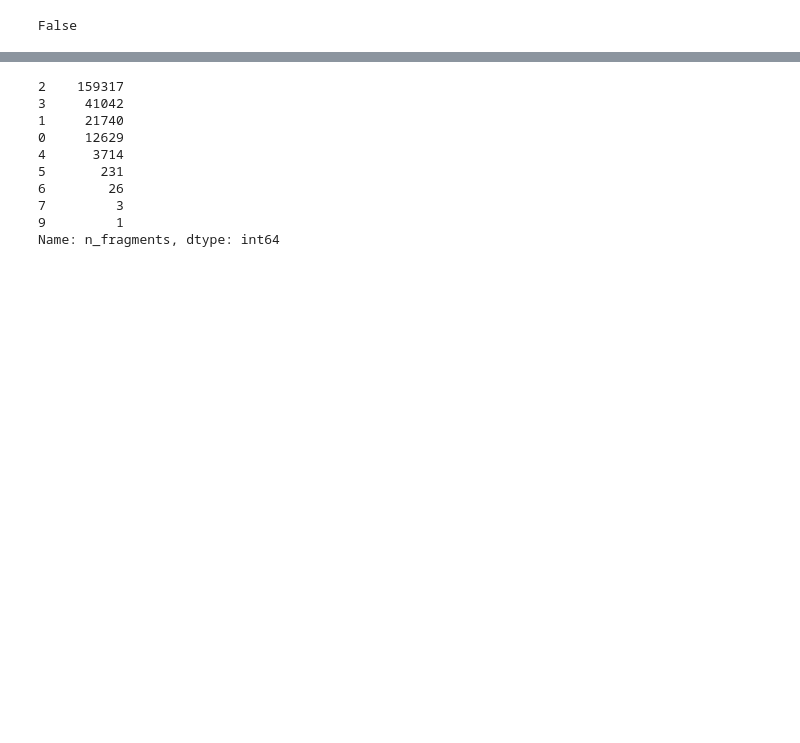
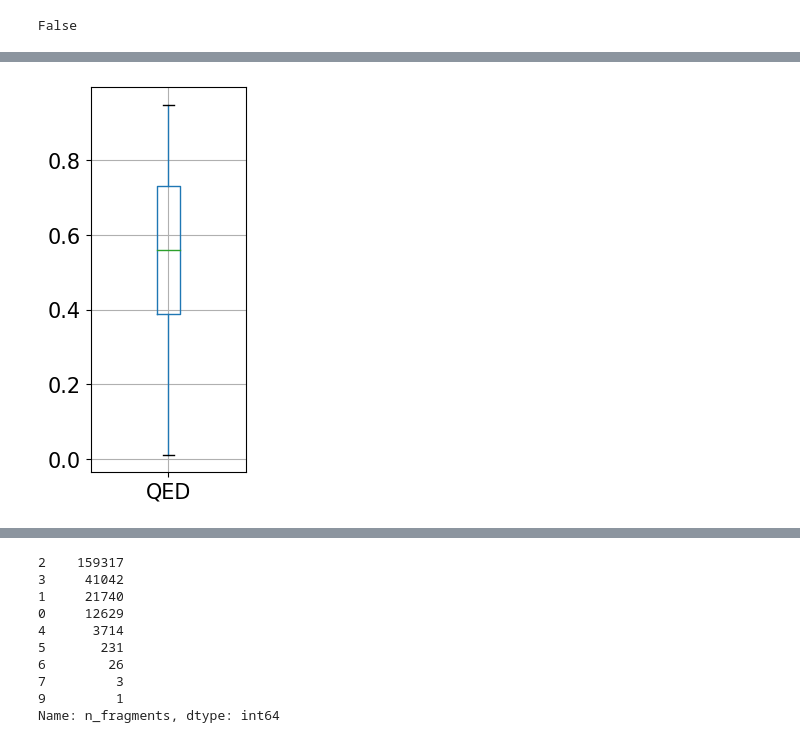
Before and after one commit to panukorn17/drug_discovery_models, a Jupyter notebook: fragment-based-dgm/notebooks/postprocess.ipynb, the cells around one changed output, grey strips where cells are left out. Drawn from its saved outputs; the diff is of its cells as text; code cells hidden in the pictures; blank space fills up the shorter version.

```diff
--- a/fragment-based-dgm/notebooks/postprocess.ipynb
+++ b/fragment-based-dgm/notebooks/postprocess.ipynb
@@ -157,0 +196,8 @@ Unique fragments = 1 : 50860, Total count of these fragments: 50860
+# %%
+fig, ax1 = plt.subplots(figsize=(2, 5))
+ax1 = df_train.boxplot(column=['QED'])
+plt.yticks(fontsize=15)
+plt.xticks(fontsize=15)
+plt.show()
+# %% [output]
+[figure, added]
```
Also changed, not shown: parts of 39 cells of this notebook, 1 other file.
